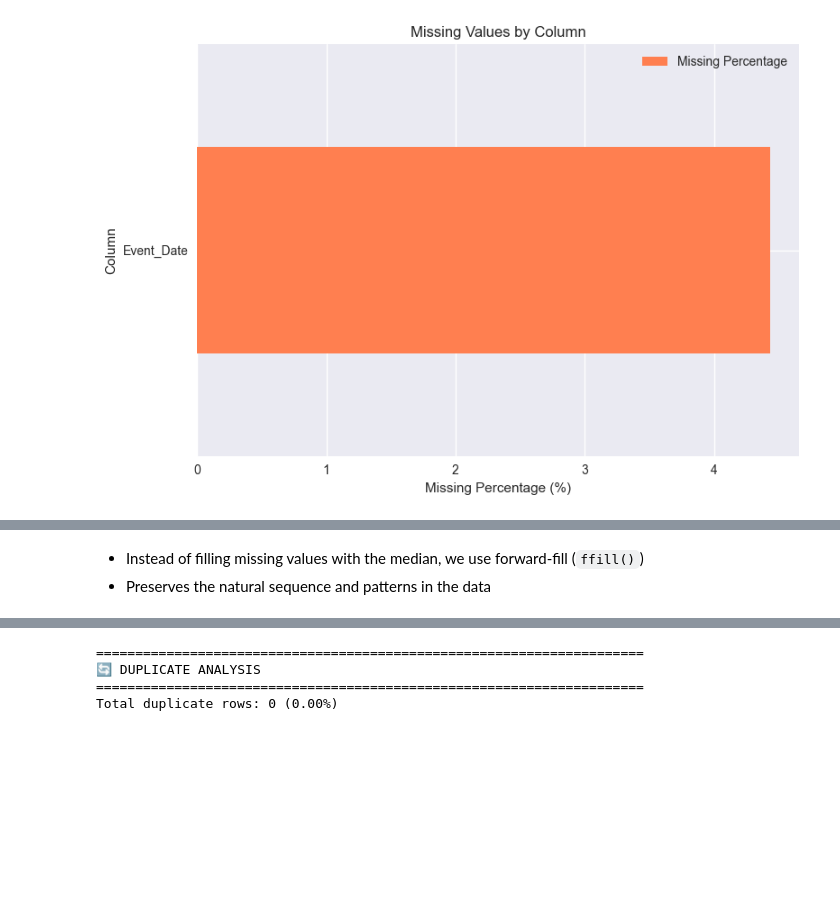
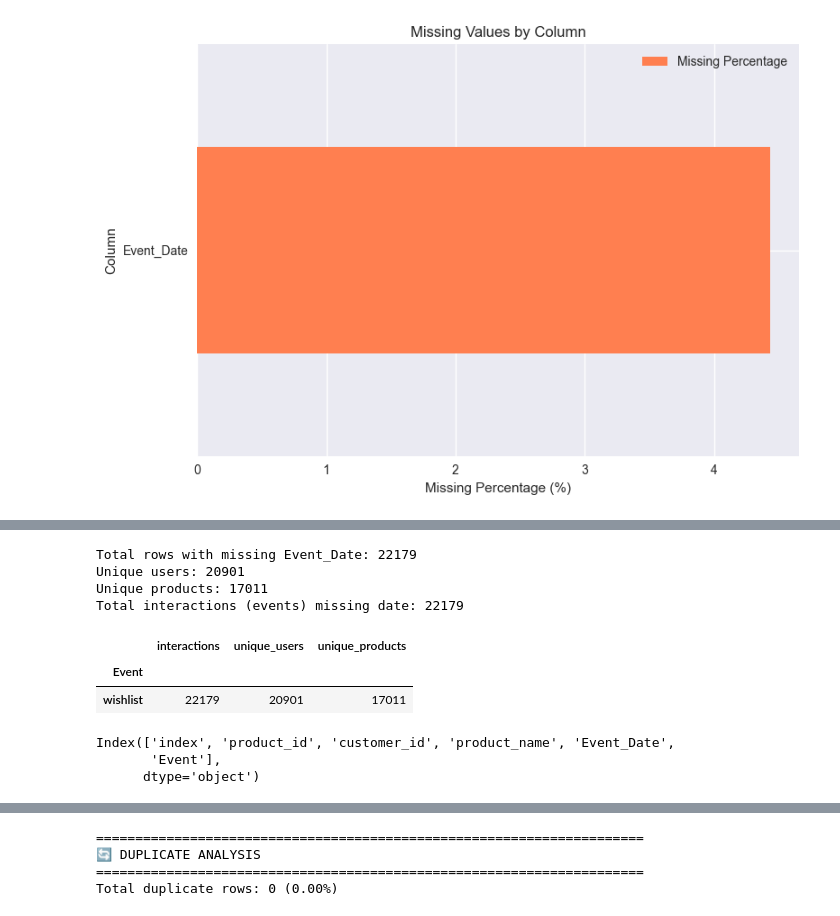
Before and after one commit to Mazenasag/E-Commerce_Recommendation_System, a Jupyter notebook: EDA_and_notebooks_trails/eda.ipynb, the cells around one changed output, grey strips where cells are left out. Drawn from its saved outputs; the diff is of its cells as text; code cells hidden in the pictures; blank space fills up the shorter version.

```diff
--- a/notebooks/eda.ipynb
+++ b/EDA_and_notebooks_trails/eda.ipynb
@@ -229,3 +237,41 @@ product_name              0              0.0000
-# %% [markdown]
-- Instead of filling missing values with the median, we use forward-fill (`ffill()`)
-- Preserves the natural sequence and patterns in the data
+# %%
+# Filter rows with missing Event_Date
+missing_event_df = df[df['Event_Date'].isnull()]
+
+# Basic summary
+total_rows_missing = len(missing_event_df)
+unique_users_missing = missing_event_df['customer_id'].nunique()
+unique_products_missing = missing_event_df['product_id'].nunique()
+total_interactions_missing = missing_event_df.shape[0]
+
+print(f"Total rows with missing Event_Date: {total_rows_missing}")
+print(f"Unique users: {unique_users_missing}")
+print(f"Unique products: {unique_products_missing}")
+print(f"Total interactions (events) missing date: {total_interactions_missing}")
+
+# Optional: summary by event type
+summary_by_event = (
+    missing_event_df.groupby('Event')
+    .agg(
+        interactions=('Event', 'count'),
+        unique_users=('customer_id', 'nunique'),
+        unique_products=('product_id', 'nunique')
+    )
+    .sort_values('interactions', ascending=False)
+)
+
+summary_by_event
+# %% [output]
+Total rows with missing Event_Date: 22179
+Unique users: 20901
+Unique products: 17011
+Total interactions (events) missing date: 22179
+|  | interactions | unique_users | unique_products |
+| Event |  |  |  |
+| wishlist | 22179 | 20901 | 17011 |
+# %%
+df.columns
+# %% [output]
+Index(['index', 'product_id', 'customer_id', 'product_name', 'Event_Date',
+       'Event'],
+      dtype='object')
```
Also changed, not shown: parts of 22 cells of this notebook, 14 other files.
